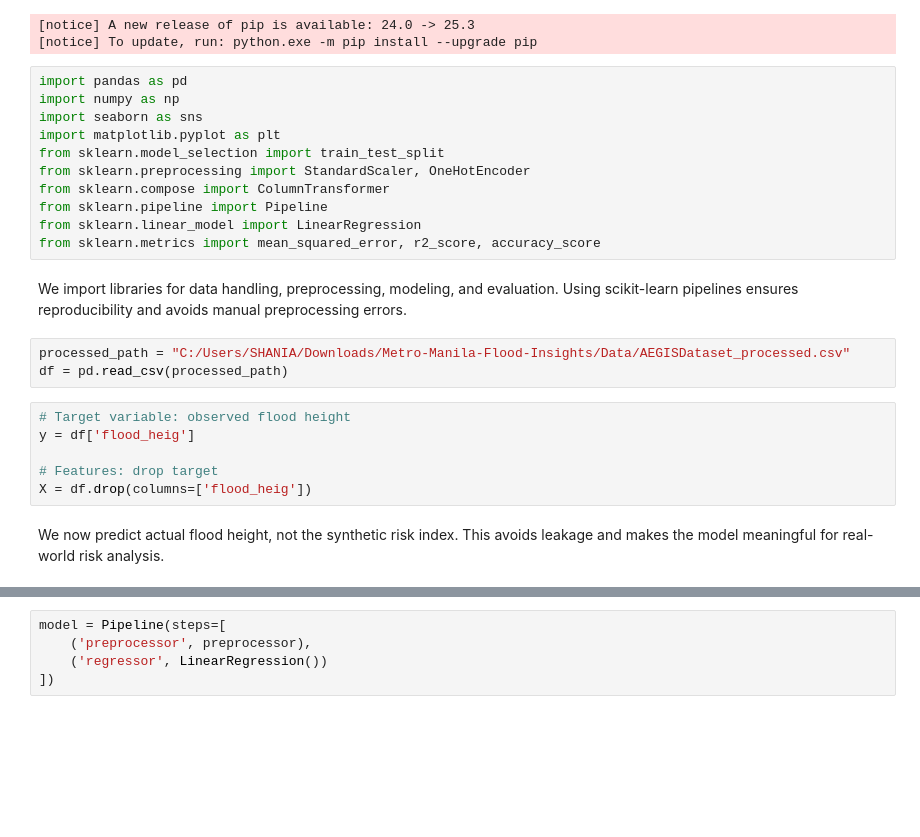
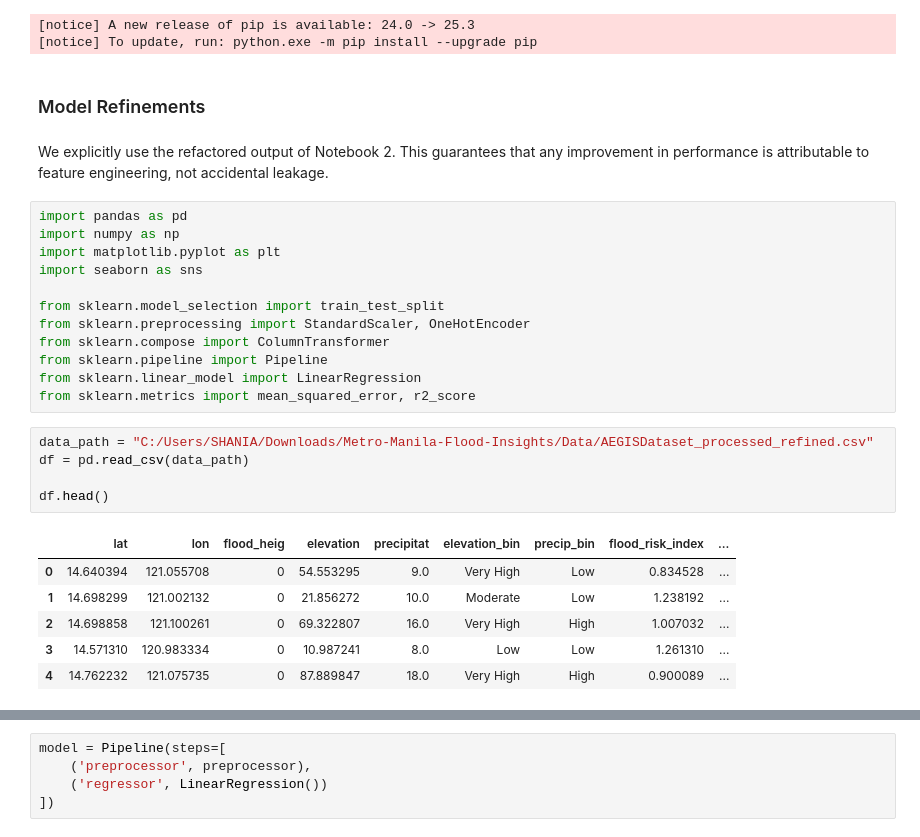
Before and after one commit to clemweb3/Metro-Manila-Flood-Insights, a Jupyter notebook: Notebooks/03_Modelling_Pipeline.ipynb, the cells around one changed output, grey strips where cells are left out. Cells and saved outputs as stored; diff of their text form; blank space fills up the shorter version.

```diff
--- a/Notebooks/03_Modelling_Pipeline.ipynb
+++ b/Notebooks/03_Modelling_Pipeline.ipynb
@@ -9,27 +9,31 @@ Requirement already satisfied: threadpoolctl>=3.2.0 in c:\users\shania\appdata\l
 Note: you may need to restart the kernel to use updated packages.
 [notice] A new release of pip is available: 24.0 -> 25.3
 [notice] To update, run: python.exe -m pip install --upgrade pip
+# %% [markdown]
+### Model Refinements
+# %% [markdown]
+We explicitly use the refactored output of Notebook 2. This guarantees that any improvement in performance is attributable to feature engineering, not accidental leakage.
 # %%
 import pandas as pd
 import numpy as np
+import matplotlib.pyplot as plt
 import seaborn as sns
-import matplotlib.pyplot as plt
+
 from sklearn.model_selection import train_test_split
 from sklearn.preprocessing import StandardScaler, OneHotEncoder
 from sklearn.compose import ColumnTransformer
 from sklearn.pipeline import Pipeline
 from sklearn.linear_model import LinearRegression
-from sklearn.metrics import mean_squared_error, r2_score, accuracy_score
+from sklearn.metrics import mean_squared_error, r2_score
-# %% [markdown]
-We import libraries for data handling, preprocessing, modeling, and evaluation. Using scikit-learn pipelines ensures reproducibility and avoids manual preprocessing errors.
 # %%
-processed_path = "C:/Users/SHANIA/Downloads/Metro-Manila-Flood-Insights/Data/AEGISDataset_processed.csv"
-df = pd.read_csv(processed_path)
+data_path = "C:/Users/SHANIA/Downloads/Metro-Manila-Flood-Insights/Data/AEGISDataset_processed_refined.csv"
+df = pd.read_csv(data_path)
+
+df.head()
+# %% [output]
+|  | lat | lon | flood_heig | elevation | precipitat | elevation_bin | precip_bin | flood_risk_index | ... |
+| 0 | 14.640394 | 121.055708 | 0 | 54.553295 | 9.0 | Very High | Low | 0.834528 | ... |
+| 1 | 14.698299 | 121.002132 | 0 | 21.856272 | 10.0 | Moderate | Low | 1.238192 | ... |
+| 2 | 14.698858 | 121.100261 | 0 | 69.322807 | 16.0 | Very High | High | 1.007032 | ... |
+| 3 | 14.571310 | 120.983334 | 0 | 10.987241 | 8.0 | Low | Low | 1.261310 | ... |
+| 4 | 14.762232 | 121.075735 | 0 | 87.889847 | 18.0 | Very High | High | 0.900089 | ... |
-# %%
-# Target variable: observed flood height
-y = df['flood_heig']
-
-# Features: drop target
-X = df.drop(columns=['flood_heig'])
-# %% [markdown]
- We now predict actual flood height, not the synthetic risk index. This avoids leakage and makes the model meaningful for real-world risk analysis.
```
Also changed, not shown: parts of 21 cells of this notebook.
